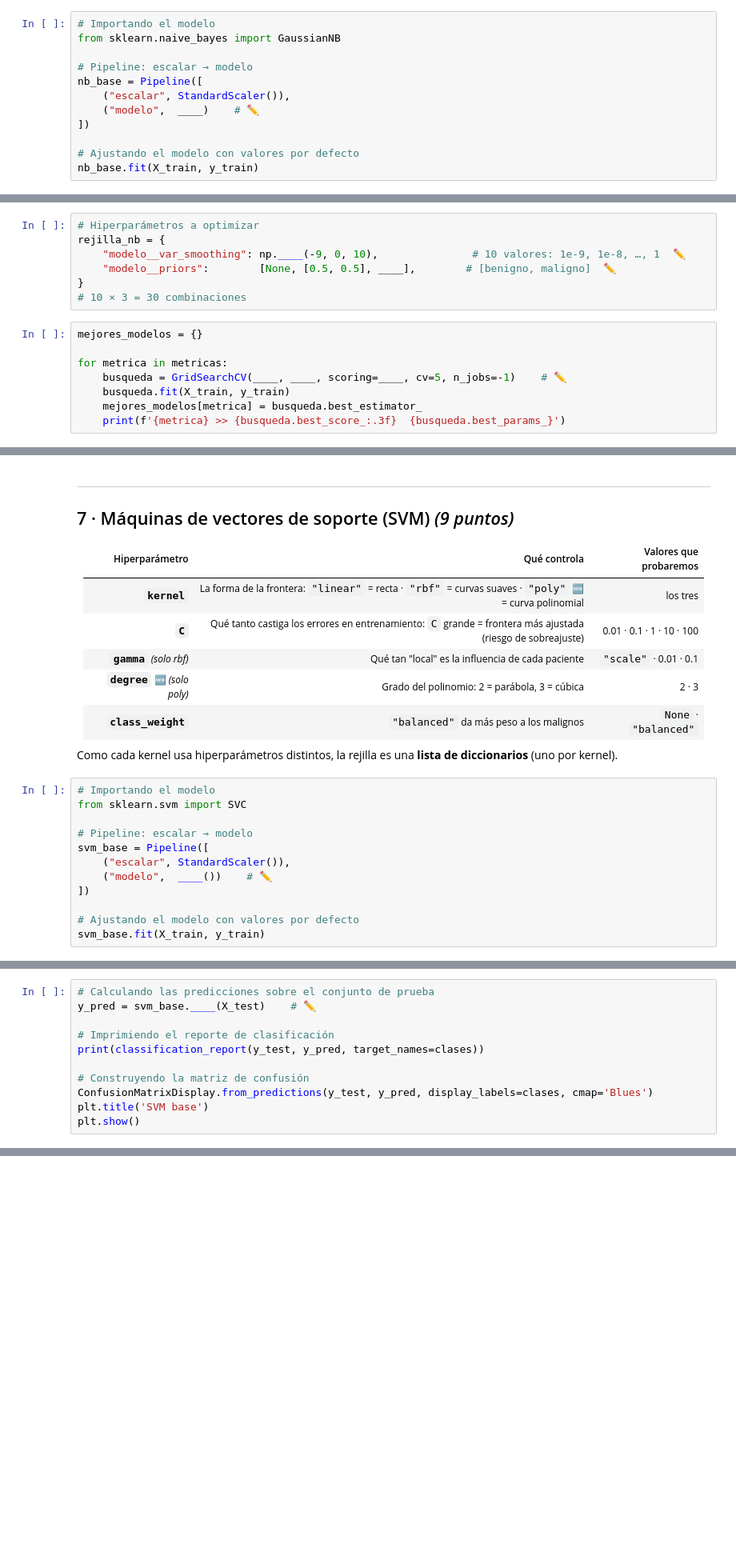
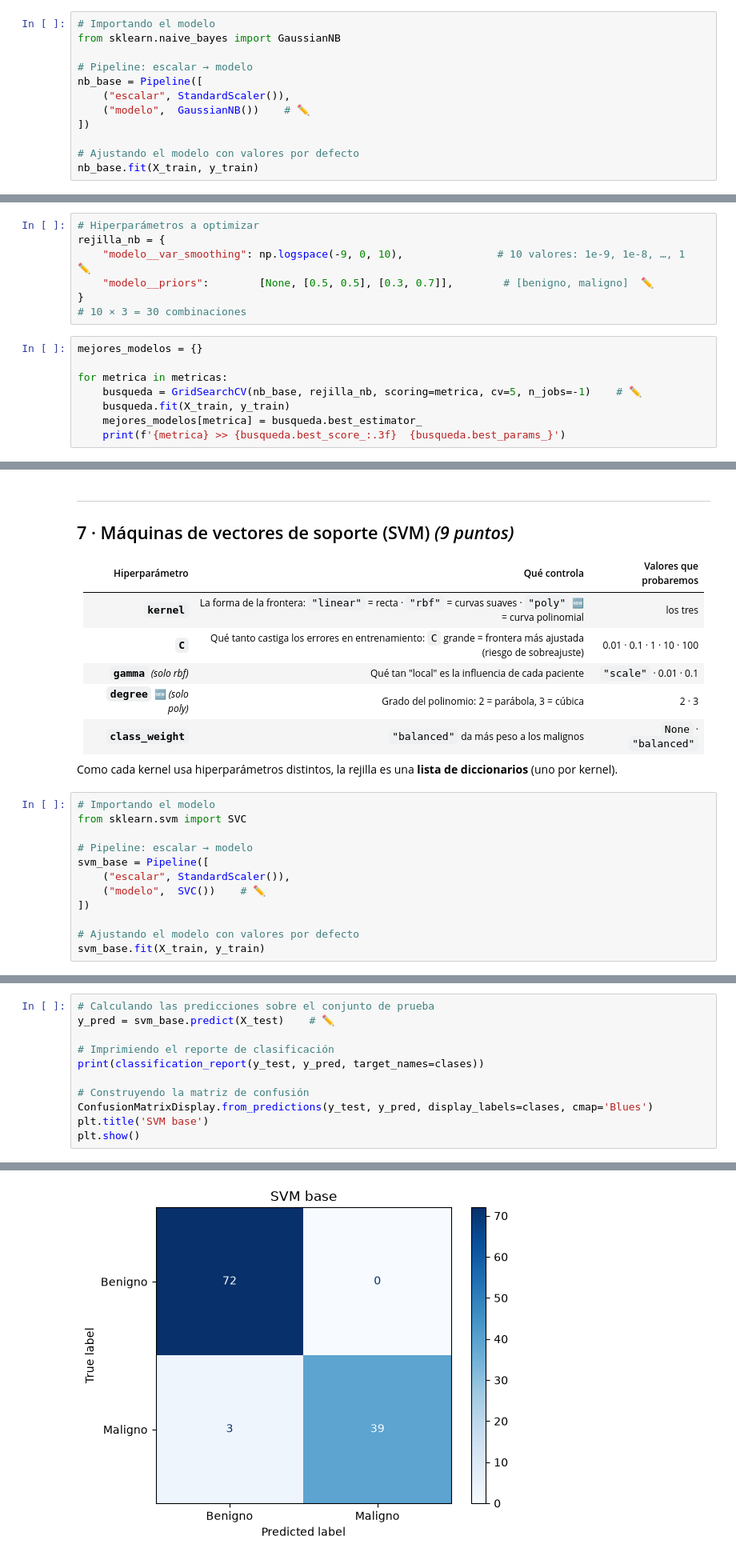
Before and after one commit to Lizethas27/IA_Practice, a Jupyter notebook: Practicas Parcial 2/Tarea_U5-U6_Cancer_Mama_ALUMNO.ipynb, the cells around one changed output, grey strips where cells are left out. Shown at 80% size. Drawn from its saved outputs; the diff is of its cells as text; blank space fills up the shorter version.

```diff
--- a/Practicas Parcial 2/Tarea_U5-U6_Cancer_Mama_ALUMNO.ipynb
+++ b/Practicas Parcial 2/Tarea_U5-U6_Cancer_Mama_ALUMNO.ipynb
@@ -249,7 +325,7 @@ from sklearn.naive_bayes import GaussianNB
 # Pipeline: escalar → modelo
 nb_base = Pipeline([
     ("escalar", StandardScaler()),
-    ("modelo",  ____)    # ✏️
+    ("modelo",  GaussianNB())    # ✏️
 ])
 
 # Ajustando el modelo con valores por defecto
@@ -268,15 +356,15 @@ plt.show()
 # %%
 # Hiperparámetros a optimizar
 rejilla_nb = {
-    "modelo__var_smoothing": np.____(-9, 0, 10),               # 10 valores: 1e-9, 1e-8, …, 1  ✏️
-    "modelo__priors":        [None, [0.5, 0.5], ____],        # [benigno, maligno]  ✏️
+    "modelo__var_smoothing": np.logspace(-9, 0, 10),               # 10 valores: 1e-9, 1e-8, …, 1  ✏️
+    "modelo__priors":        [None, [0.5, 0.5], [0.3, 0.7]],        # [benigno, maligno]  ✏️
 }
 # 10 × 3 = 30 combinaciones
 # %%
 mejores_modelos = {}
 
 for metrica in metricas:
-    busqueda = GridSearchCV(____, ____, scoring=____, cv=5, n_jobs=-1)    # ✏️
+    busqueda = GridSearchCV(nb_base, rejilla_nb, scoring=metrica, cv=5, n_jobs=-1)    # ✏️
     busqueda.fit(X_train, y_train)
     mejores_modelos[metrica] = busqueda.best_estimator_
     print(f'{metrica} >> {busqueda.best_score_:.3f}  {busqueda.best_params_}')
@@ -316,7 +410,7 @@ from sklearn.svm import SVC
 # Pipeline: escalar → modelo
 svm_base = Pipeline([
     ("escalar", StandardScaler()),
-    ("modelo",  ____())    # ✏️
+    ("modelo",  SVC())    # ✏️
 ])
 
 # Ajustando el modelo con valores por defecto
@@ -324,6 +420,6 @@ svm_base.fit(X_train, y_train)
 # %%
 # Calculando las predicciones sobre el conjunto de prueba
-y_pred = svm_base.____(X_test)    # ✏️
+y_pred = svm_base.predict(X_test)    # ✏️
 
 # Imprimiendo el reporte de clasificación
 print(classification_report(y_test, y_pred, target_names=clases))
@@ -332,3 +428,4 @@ print(classification_report(y_test, y_pred, target_names=clases))
 ConfusionMatrixDisplay.from_predictions(y_test, y_pred, display_labels=clases, cmap='Blues')
 plt.title('SVM base')
 plt.show()
+# %% [output]
@@ -335,3 +440,4 @@ plt.show()
+[figure, added]
 # %%
 # Hiperparámetros a optimizar
 valores_C = [0.01, 0.1, 1, 10, 100]
```
Also changed, not shown: parts of 44 cells of this notebook.
